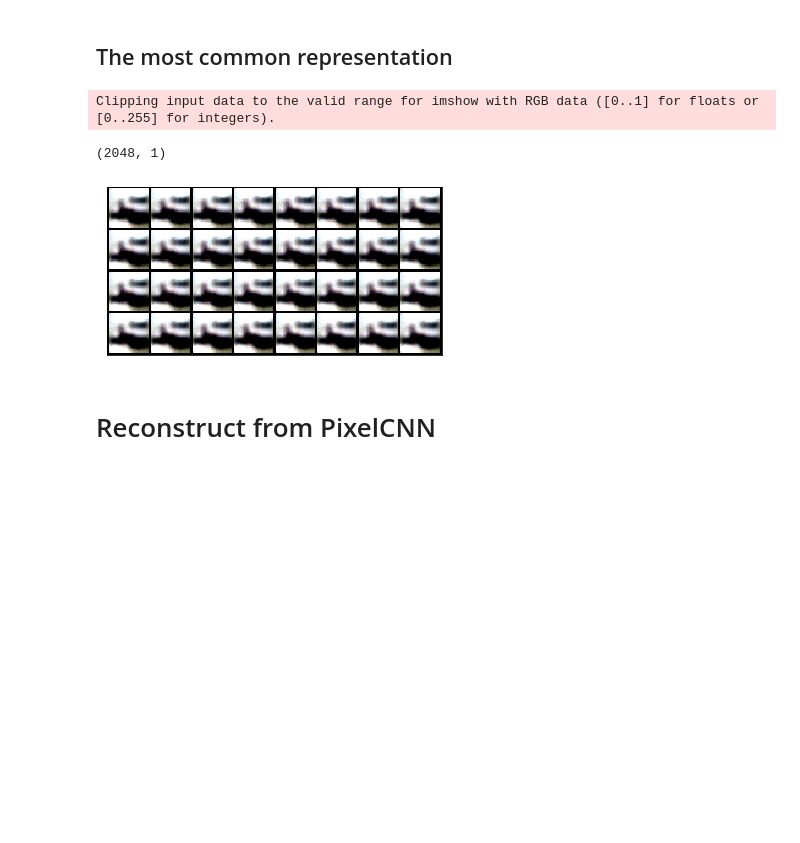
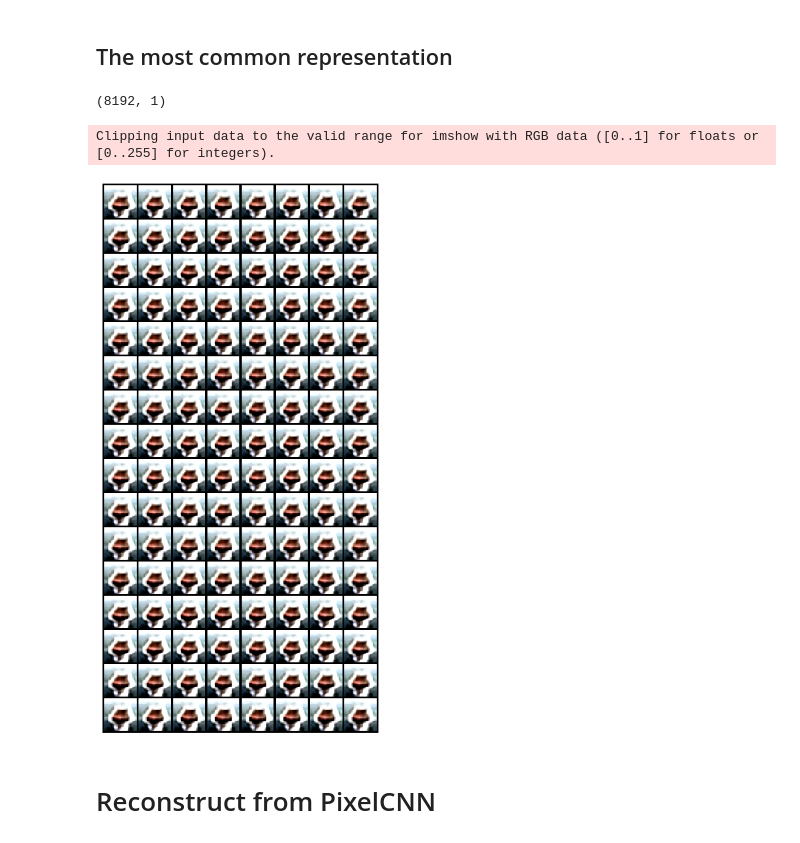
Before and after one commit to pkubik/vqvae, a Jupyter notebook: visualization.ipynb, the cells around one changed output. Cells and saved outputs as stored; diff of their text form; code cells hidden in the pictures; blank space fills up the shorter version.

```diff
--- a/visualization.ipynb
+++ b/visualization.ipynb
@@ -46,6 +46,7 @@ def plot_metrics(data):
 def display_image_grid(x):
     x = make_grid(x.cpu().detach()+0.5)
     x = x.numpy()
+    fig = plt.figure(figsize=(x.shape[1] / 16, x.shape[2] / 16))
     fig = plt.imshow(np.transpose(x, (1,2,0)), interpolation='nearest')
     fig.axes.get_xaxis().set_visible(False)
     fig.axes.get_yaxis().set_visible(False)
@@ -157,11 +161,10 @@ def generate_samples(e_indices):
 
 def uniform_samples(model):
 
-    rand = np.random.randint(params['n_embeddings'], size=(2048, 1))
+    rand = np.random.randint(params['n_embeddings'], size=(params["batch_size"] * 8 * 8, 1))
     min_encoding_indices = torch.tensor(rand).long().to(device)
     x_recon, z_q,e_indices = generate_samples(min_encoding_indices)
 
-    print(min_encoding_indices.shape)
     return x_recon, z_q,e_indices
 
 x_val_recon,z_q,e_indices = uniform_samples(model)
@@ -233,25 +236,25 @@ Total representations used: 2757
 # %%
 most_common_sample_index = np.argmax(list(hist.values()))
 most_common_z = np.array([int(y) for y in list(hist.keys())[most_common_sample_index].split('-')[:-1]])
 
 
 def most_common_samples(model):
 
-    samples = np.array(list(most_common_z)*32).reshape(-1,1)
+    samples = np.array(list(most_common_z)*params["batch_size"]).reshape(-1,1)
     print(samples.shape)
     min_encoding_indices = torch.tensor(samples).reshape(-1,1).long().to(device)
     x_recon, z_q,e_indices = generate_samples(min_encoding_indices)
 
     return x_recon, z_q,e_indices
 
 
 x_val_recon,z_q,e_indices = most_common_samples(model)
 
 display_image_grid(x_val_recon)
 # %% [output]
-Clipping input data to the valid range for imshow with RGB data ([0..1] for floats or [0..255] for integers).
+(8192, 1)
-(2048, 1)
+Clipping input data to the valid range for imshow with RGB data ([0..1] for floats or [0..255] for integers).
-[figure, old version]
+[figure, new version]
 # %% [markdown]
 # Reconstruct from PixelCNN
 # %%
```
Also changed, not shown: parts of 21 cells of this notebook, 3 other files.
